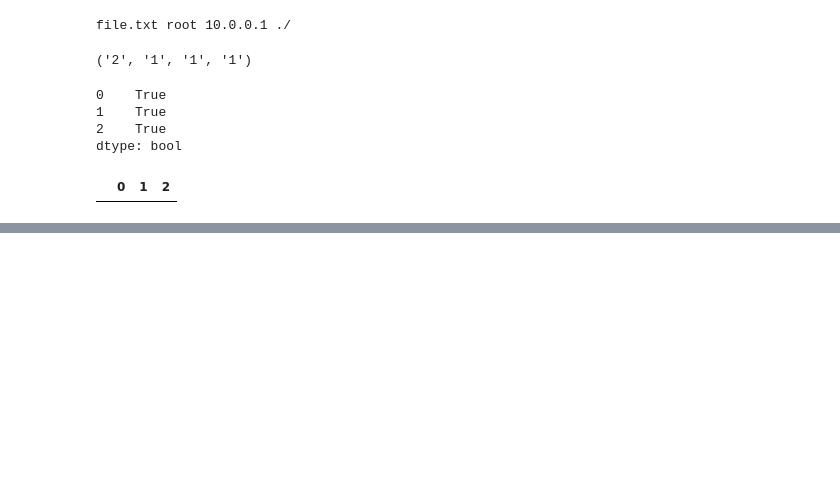
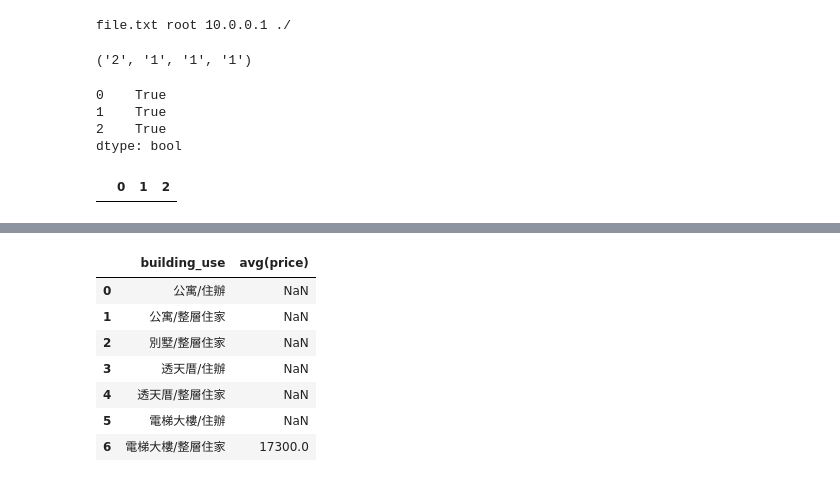
Before and after one commit to ywchiu/ctbcpy, a Jupyter notebook: Demo20190429.ipynb, the cells around one changed output, grey strips where cells are left out. Cells and saved outputs as stored; diff of their text form; code cells hidden in the pictures; blank space fills up the shorter version.

```diff
--- a/Demo20190429.ipynb
+++ b/Demo20190429.ipynb
@@ -276,0 +390,4 @@ df2[df2[0].isnull()]
+# %%
+import pandas as pd
+df = pd.read_csv('https://raw.githubusercontent.com/ywchiu/ctbcpy/master/data/rent_591.csv', index_col=0)
+#df
@@ -276,0 +422,13 @@ df2[df2[0].isnull()]
+# %%
+with lite.connect('test.sqlite') as db:
+    df2 = pd.read_sql_query('select building_use, avg(price) from renthouse group by building_use;', con = db)
+df2
+# %% [output]
+|  | building_use | avg(price) |
+| 0 | 公寓/住辦 | NaN |
+| 1 | 公寓/整層住家 | NaN |
+| 2 | 別墅/整層住家 | NaN |
+| 3 | 透天厝/住辦 | NaN |
+| 4 | 透天厝/整層住家 | NaN |
+| 5 | 電梯大樓/住辦 | NaN |
+| 6 | 電梯大樓/整層住家 | 17300.0 |
```
Also changed, not shown: parts of 20 cells of this notebook.
